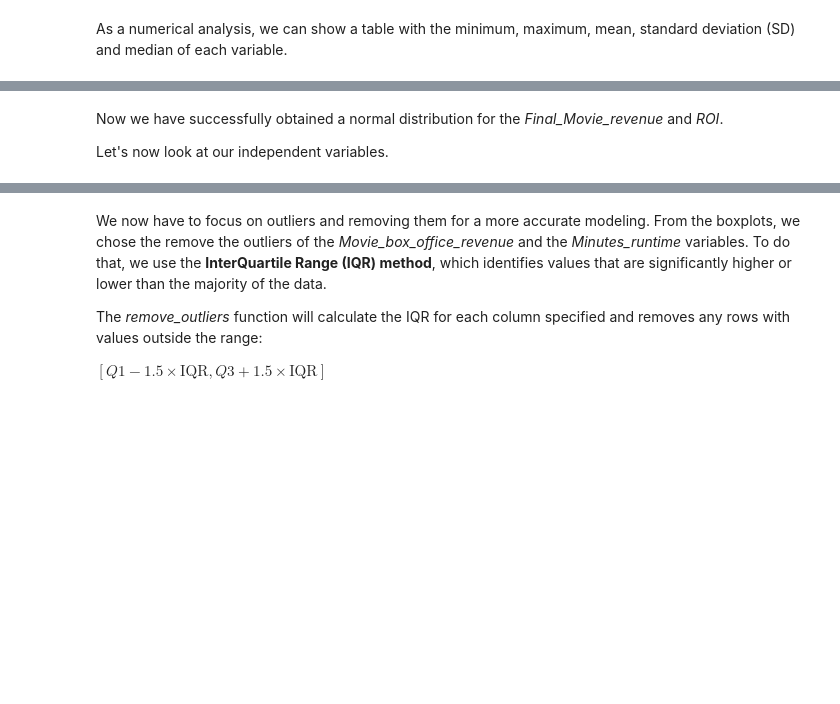
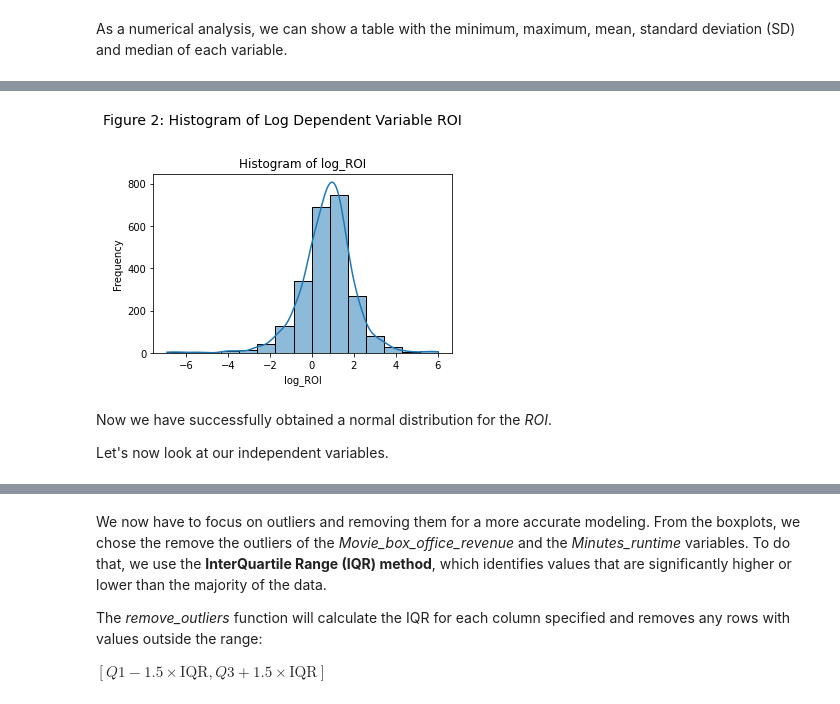
Before and after one commit to epfl-ada/ada-2024-project-kungfupandas24, a Jupyter notebook: results.ipynb, the cells around one changed output, grey strips where cells are left out. Drawn from its saved outputs; the diff is of its cells as text; code cells hidden in the pictures; blank space fills up the shorter version.

```diff
--- a/results.ipynb
+++ b/results.ipynb
@@ -440,8 +598,18 @@ As for the distribution of *Final_movie_revenue* and *ROI* are highly skewed. In
-# %%
-eda.dataframe = evaluation_utils.log_transform(eda.dataframe, ["Final_movie_revenue", "ROI"])
-eda.plot_log_transformed_histograms()
+# %%
+# Apply log transformation to skewed dependent variables
+eda.dataframe = evaluation_utils.log_transform(eda.dataframe, ["ROI"])
+
+
+eda.plot_histograms(
+    variables=["log_ROI"],
+    title="Figure 2: Histogram of Log Dependent Variable ROI",
+    bins=15,
+    layout=(1, 1)
+)
+# %% [output]
+[figure, added]
 # %% [markdown]
-Now we have successfully obtained a normal distribution for the *Final_Movie_revenue* and *ROI*.
+Now we have successfully obtained a normal distribution for the *ROI*.
 
 Let's now look at our independent variables.
 # %%
```
Also changed, not shown: parts of 65 cells of this notebook, 3 other files.
